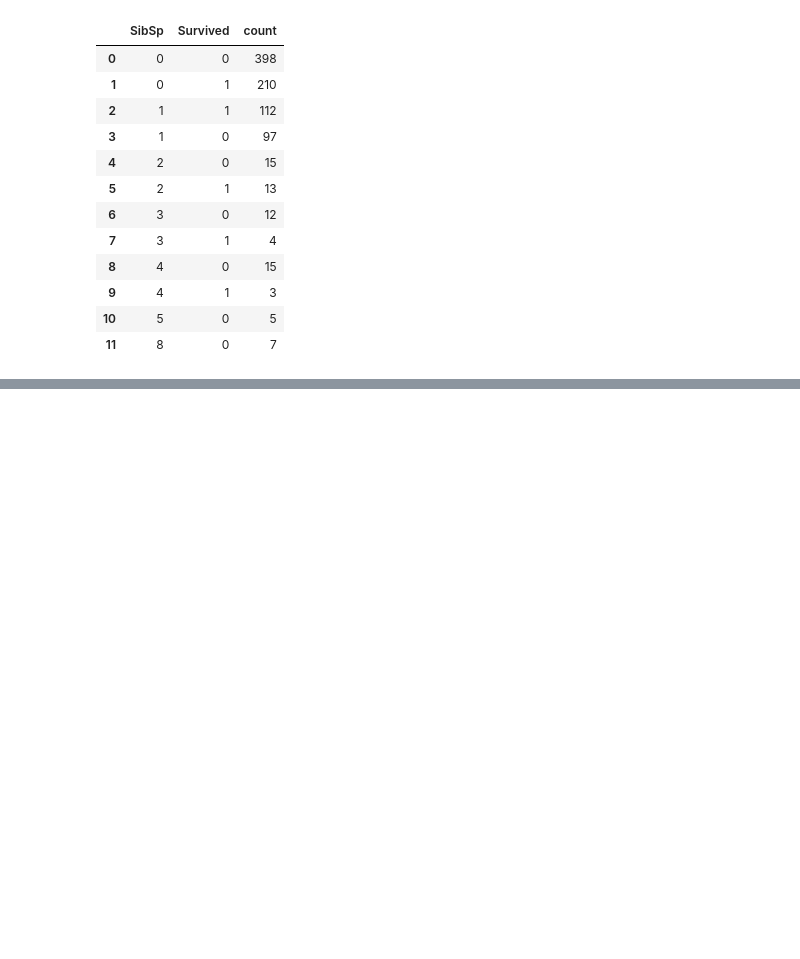
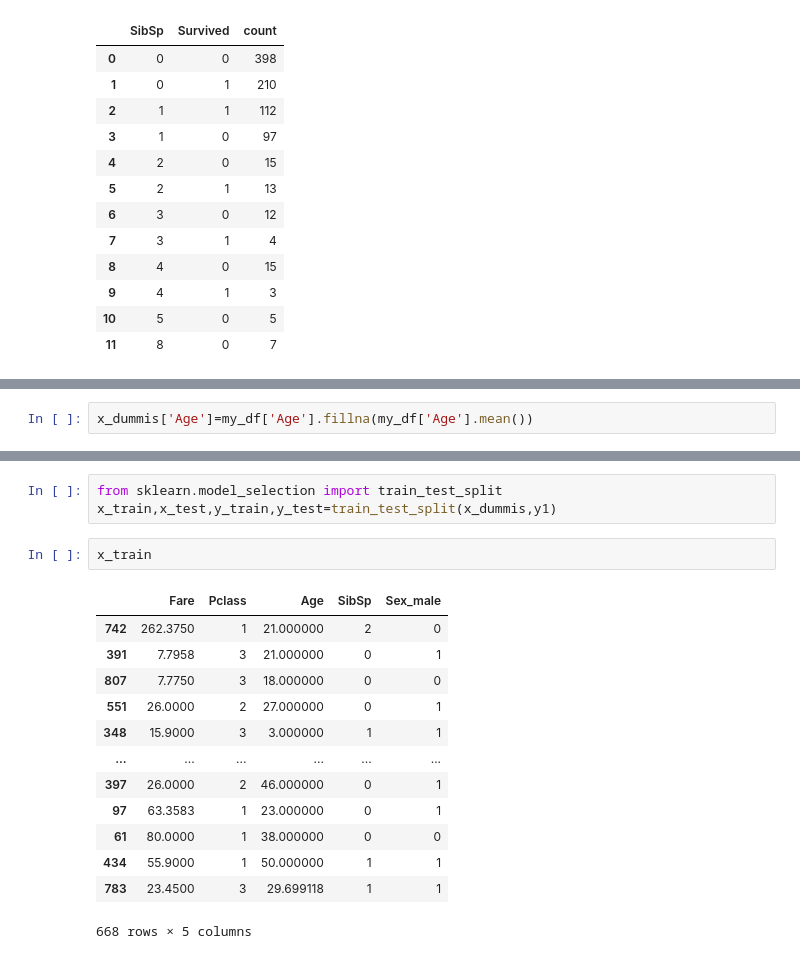
Before and after one commit to utkuseyithanoglu/utku_data-analyst, a Jupyter notebook: src/explore.ipynb, the cells around one changed output, grey strips where cells are left out. Saved outputs shown, nothing was run; the diff lists cells and outputs as text; blank space fills up the shorter version.

```diff
--- a/src/explore.ipynb
+++ b/src/explore.ipynb
@@ -649,0 +721,2 @@ my_df.groupby('SibSp')['Survived'].value_counts().reset_index()
+# %%
+x_dummis['Age']=my_df['Age'].fillna(my_df['Age'].mean())
@@ -649,0 +732,19 @@ my_df.groupby('SibSp')['Survived'].value_counts().reset_index()
+# %%
+from sklearn.model_selection import train_test_split
+x_train,x_test,y_train,y_test=train_test_split(x_dummis,y1)
+# %%
+x_train
+# %% [output]
+|  | Fare | Pclass | Age | SibSp | Sex_male |
+| 742 | 262.3750 | 1 | 21.000000 | 2 | 0 |
+| 391 | 7.7958 | 3 | 21.000000 | 0 | 1 |
+| 807 | 7.7750 | 3 | 18.000000 | 0 | 0 |
+| 551 | 26.0000 | 2 | 27.000000 | 0 | 1 |
+| 348 | 15.9000 | 3 | 3.000000 | 1 | 1 |
+| ... | ... | ... | ... | ... | ... |
+| 397 | 26.0000 | 2 | 46.000000 | 0 | 1 |
+| 97 | 63.3583 | 1 | 23.000000 | 0 | 1 |
+| 61 | 80.0000 | 1 | 38.000000 | 0 | 0 |
+| 434 | 55.9000 | 1 | 50.000000 | 1 | 1 |
+| 783 | 23.4500 | 3 | 29.699118 | 1 | 1 |
+668 rows × 5 columns
```
Also changed, not shown: parts of 25 cells of this notebook.
